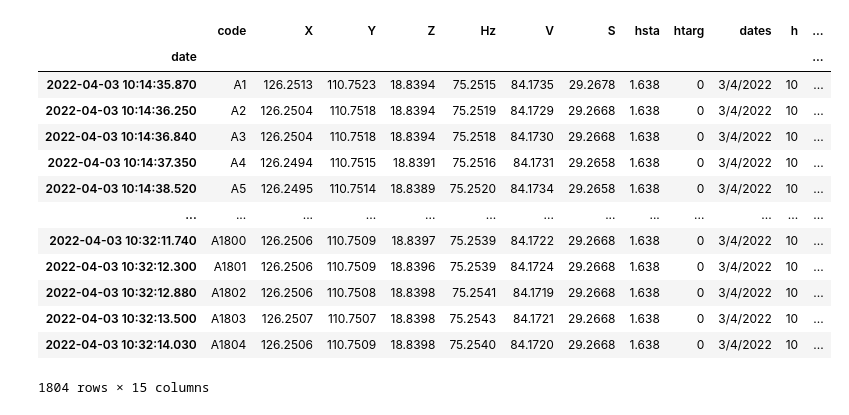
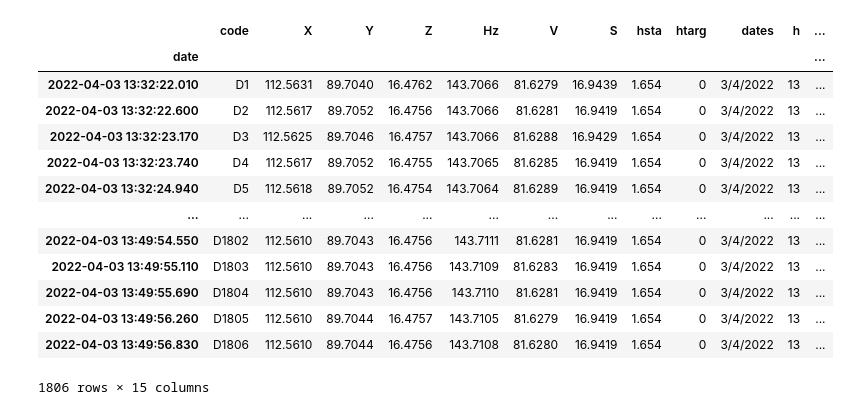
Before and after one commit to LabGeoTopo/fftpy_analysis, a Jupyter notebook: fft_analysis01.ipynb, the cells around one changed output. Drawn from its saved outputs; the diff is of its cells as text; code cells hidden in the pictures.

```diff
--- a/fft_analysis01.ipynb
+++ b/fft_analysis01.ipynb
@@ -20,41 +22,36 @@ import matplotlib.dates as mdates
 #pd.set_option('display.max_rows', None)
 # %%
 ## input data
+## Set input data
+## =================================================================================
+data = pd.read_csv("data/D_SMALL.csv", sep=";")
+## =================================================================================
 
 
-data = pd.read_csv("data/A_BIG.csv", sep=";")
-
-
-
+##  Μαke data and panda dataframe
 data["dates"]
-
 data['ddate'] = pd.to_datetime(data['dates'], format='%d/%m/%Y')
-#data['date'] = pd.to_datetime(data.date + data.h.astype(str),format='%d/%m/%Y %H').dt.time
-#data['date']
 data['time'] =data['h'].astype(str) +':'+ data['min'].astype(str)+':'+data['sec'].astype(str)
 data['date'] = pd.to_datetime(data['ddate'].astype(str) +' '+ data['time'].astype(str))
 
-## set index
+## set date as index to dataframe
 data = data.set_index(['date'])
+
+## Plot dataframe to check data
 data
-## convert and make index to dataframwe
-#time_data = "3/4/2022 12:16:25.123"
-#format_data = "%d/%m/%Y"
-#date = datetime.strptime(data['dates'], format_data)
-#data
 # %% [output]
 |  | code | X | Y | Z | Hz | V | S | hsta | htarg | dates | h | ... |
 | date |  |  |  |  |  |  |  |  |  |  |  | ... |
-| 2022-04-03 10:14:35.870 | A1 | 126.2513 | 110.7523 | 18.8394 | 75.2515 | 84.1735 | 29.2678 | 1.638 | 0 | 3/4/2022 | 10 | ... |
-| 2022-04-03 10:14:36.250 | A2 | 126.2504 | 110.7518 | 18.8394 | 75.2519 | 84.1729 | 29.2668 | 1.638 | 0 | 3/4/2022 | 10 | ... |
-| 2022-04-03 10:14:36.840 | A3 | 126.2504 | 110.7518 | 18.8394 | 75.2518 | 84.1730 | 29.2668 | 1.638 | 0 | 3/4/2022 | 10 | ... |
-| 2022-04-03 10:14:37.350 | A4 | 126.2494 | 110.7515 | 18.8391 | 75.2516 | 84.1731 | 29.2658 | 1.638 | 0 | 3/4/2022 | 10 | ... |
-| 2022-04-03 10:14:38.520 | A5 | 126.2495 | 110.7514 | 18.8389 | 75.2520 | 84.1734 | 29.2658 | 1.638 | 0 | 3/4/2022 | 10 | ... |
+| 2022-04-03 13:32:22.010 | D1 | 112.5631 | 89.7040 | 16.4762 | 143.7066 | 81.6279 | 16.9439 | 1.654 | 0 | 3/4/2022 | 13 | ... |
+| 2022-04-03 13:32:22.600 | D2 | 112.5617 | 89.7052 | 16.4756 | 143.7066 | 81.6281 | 16.9419 | 1.654 | 0 | 3/4/2022 | 13 | ... |
+| 2022-04-03 13:32:23.170 | D3 | 112.5625 | 89.7046 | 16.4757 | 143.7066 | 81.6288 | 16.9429 | 1.654 | 0 | 3/4/2022 | 13 | ... |
+| 2022-04-03 13:32:23.740 | D4 | 112.5617 | 89.7052 | 16.4755 | 143.7065 | 81.6285 | 16.9419 | 1.654 | 0 | 3/4/2022 | 13 | ... |
+| 2022-04-03 13:32:24.940 | D5 | 112.5618 | 89.7052 | 16.4754 | 143.7064 | 81.6289 | 16.9419 | 1.654 | 0 | 3/4/2022 | 13 | ... |
 | ... | ... | ... | ... | ... | ... | ... | ... | ... | ... | ... | ... | ... |
-| 2022-04-03 10:32:11.740 | A1800 | 126.2506 | 110.7509 | 18.8397 | 75.2539 | 84.1722 | 29.2668 | 1.638 | 0 | 3/4/2022 | 10 | ... |
-| 2022-04-03 10:32:12.300 | A1801 | 126.2506 | 110.7509 | 18.8396 | 75.2539 | 84.1724 | 29.2668 | 1.638 | 0 | 3/4/2022 | 10 | ... |
-| 2022-04-03 10:32:12.880 | A1802 | 126.2506 | 110.7508 | 18.8398 | 75.2541 | 84.1719 | 29.2668 | 1.638 | 0 | 3/4/2022 | 10 | ... |
-| 2022-04-03 10:32:13.500 | A1803 | 126.2507 | 110.7507 | 18.8398 | 75.2543 | 84.1721 | 29.2668 | 1.638 | 0 | 3/4/2022 | 10 | ... |
-| 2022-04-03 10:32:14.030 | A1804 | 126.2506 | 110.7509 | 18.8398 | 75.2540 | 84.1720 | 29.2668 | 1.638 | 0 | 3/4/2022 | 10 | ... |
+| 2022-04-03 13:49:54.550 | D1802 | 112.5610 | 89.7043 | 16.4756 | 143.7111 | 81.6281 | 16.9419 | 1.654 | 0 | 3/4/2022 | 13 | ... |
+| 2022-04-03 13:49:55.110 | D1803 | 112.5610 | 89.7043 | 16.4756 | 143.7109 | 81.6283 | 16.9419 | 1.654 | 0 | 3/4/2022 | 13 | ... |
+| 2022-04-03 13:49:55.690 | D1804 | 112.5610 | 89.7043 | 16.4756 | 143.7110 | 81.6281 | 16.9419 | 1.654 | 0 | 3/4/2022 | 13 | ... |
+| 2022-04-03 13:49:56.260 | D1805 | 112.5610 | 89.7044 | 16.4757 | 143.7105 | 81.6279 | 16.9419 | 1.654 | 0 | 3/4/2022 | 13 | ... |
+| 2022-04-03 13:49:56.830 | D1806 | 112.5610 | 89.7044 | 16.4756 | 143.7108 | 81.6280 | 16.9419 | 1.654 | 0 | 3/4/2022 | 13 | ... |
-1804 rows × 15 columns
+1806 rows × 15 columns
 # %%
```
Also changed, not shown: parts of 9 cells of this notebook.
